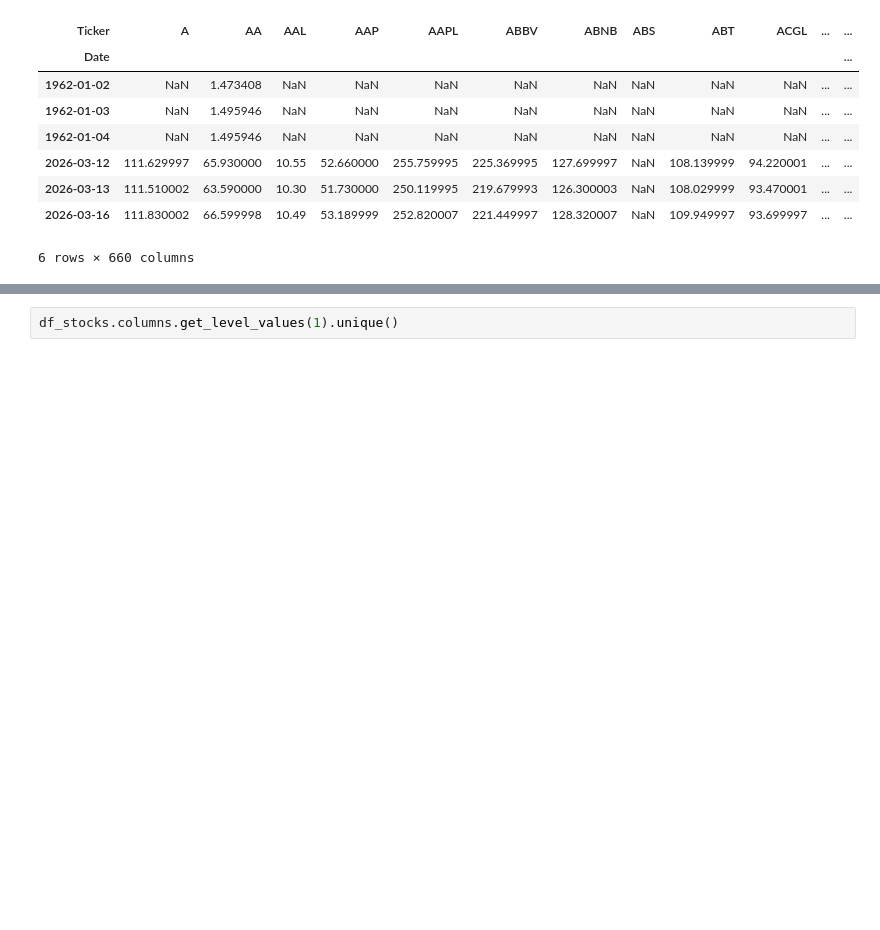
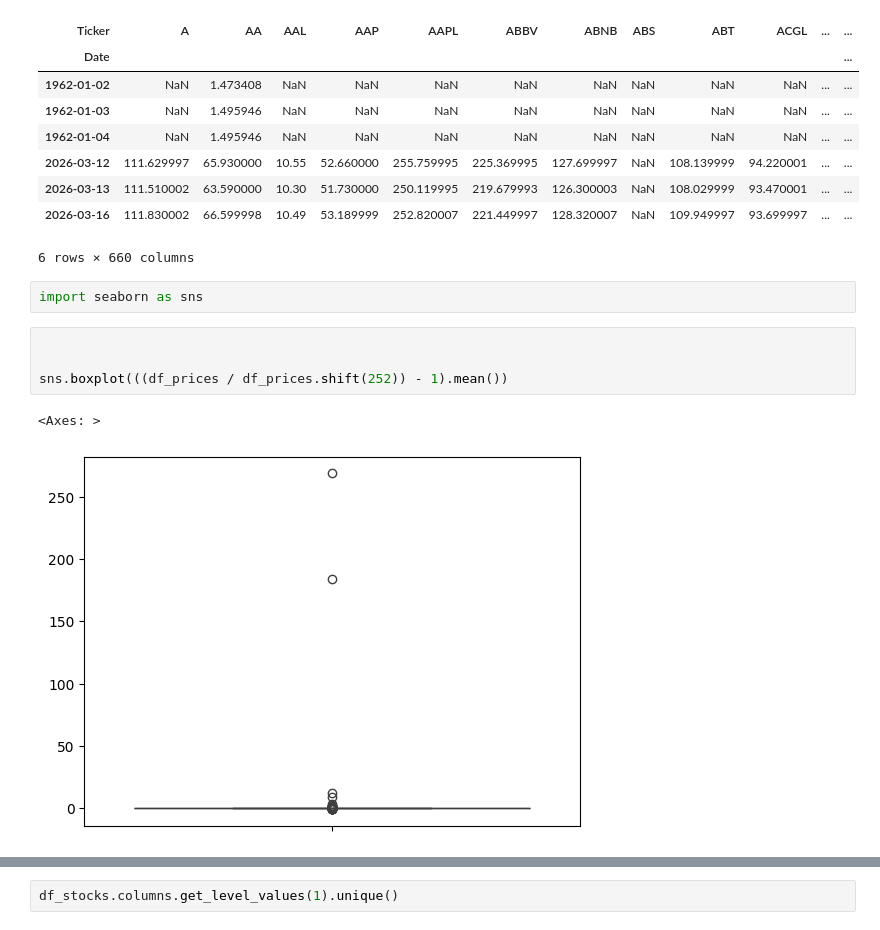
Before and after one commit to JamieW365/trading_algos, a Jupyter notebook: notebooks/optimization/time_diversification.ipynb, the cells around one changed output, grey strips where cells are left out. Cells and saved outputs as stored; diff of their text form; blank space fills up the shorter version.

```diff
--- a/notebooks/optimization/time_diversification.ipynb
+++ b/notebooks/optimization/time_diversification.ipynb
@@ -61,3 +61,12 @@ ht(df_prices)
 | 2026-03-13 | 111.510002 | 63.590000 | 10.30 | 51.730000 | 250.119995 | 219.679993 | 126.300003 | NaN | 108.029999 | 93.470001 | ... | ... |
 | 2026-03-16 | 111.830002 | 66.599998 | 10.49 | 53.189999 | 252.820007 | 221.449997 | 128.320007 | NaN | 109.949997 | 93.699997 | ... | ... |
 6 rows × 660 columns
+# %%
+import seaborn as sns
+# %%
+
+
+sns.boxplot(((df_prices / df_prices.shift(252)) - 1).mean())
+# %% [output]
+<Axes: >
+[figure, added]
```
Also changed, not shown: parts of 24 cells of this notebook.
